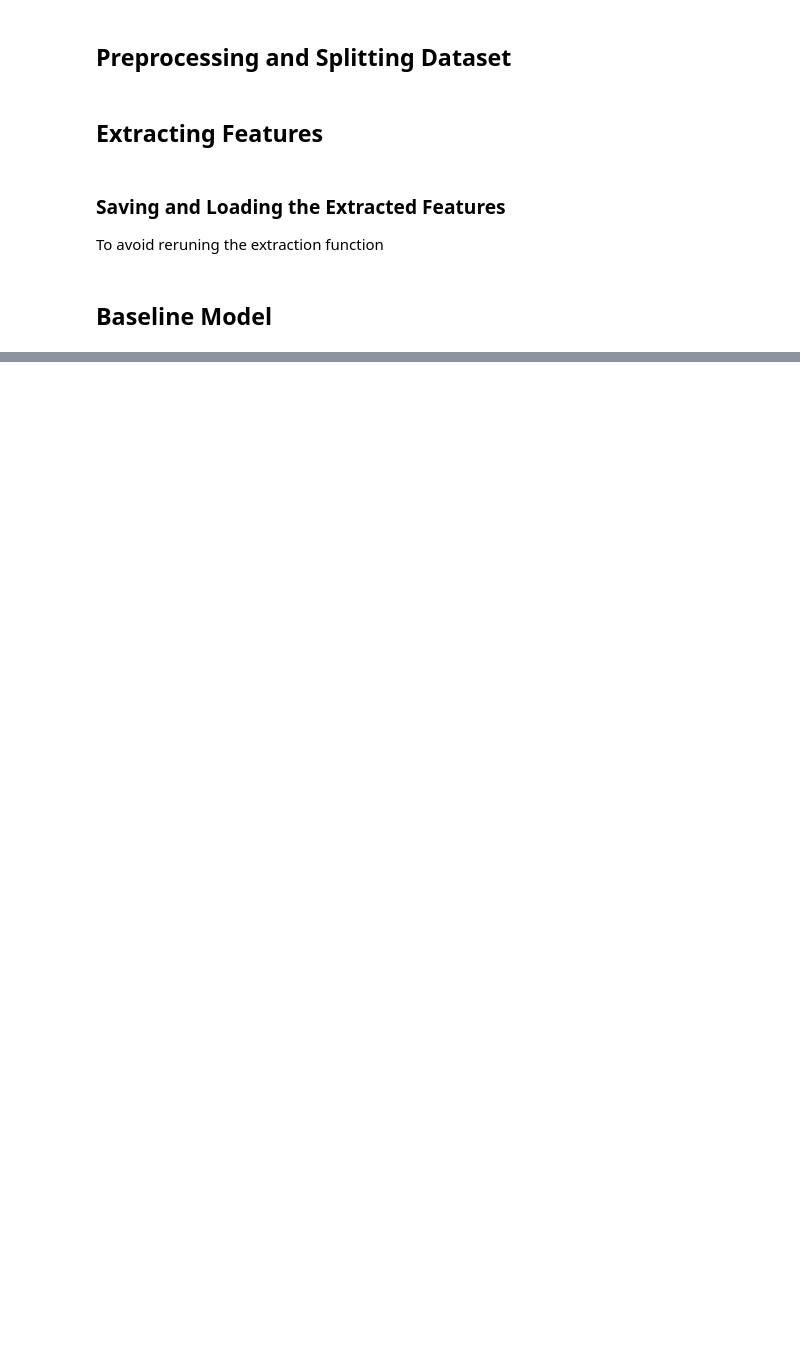
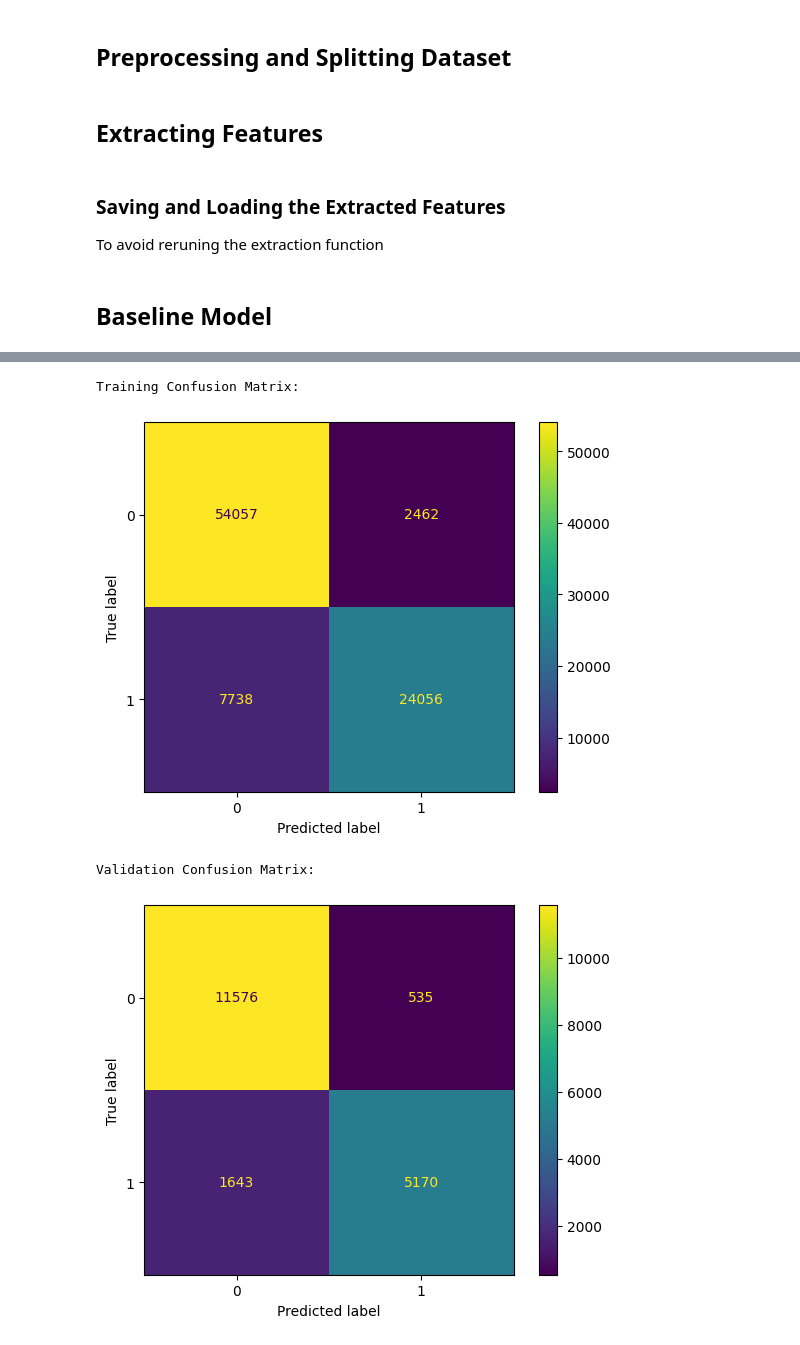
Before and after one commit to shill7/APS360_Project, a Jupyter notebook: Project_Sophia.ipynb, the cells around one changed output, grey strips where cells are left out. Drawn from its saved outputs; the diff is of its cells as text; code cells hidden in the pictures; blank space fills up the shorter version.

```diff
--- a/Project_Sophia.ipynb
+++ b/Project_Sophia.ipynb
@@ -305,7 +318,17 @@ svm = SVC(kernel='rbf', C=1.0, gamma='scale')
 # Trained the model
 svm.fit(X_train_scaled2, y_train2)
 
+# Training
+train_preds = svm.predict(X_train_scaled2)
+print("Training Results:\n", classification_report(y_train2, train_preds, target_names=["Human", "AI"]),
+      "\nTraining Mean Squared Error: ", mean_squared_error(y_train2, train_preds))
+      # "\nTraining Cross Entropy Loss: ", log_loss(y_train2, train_preds, normalize=True))
+
+
 # Validation
 val_preds = svm.predict(X_val_scaled2)
-print("Validation Results:\n", classification_report(y_val2, val_preds, target_names=["Human", "AI"]))
+# cross-entropy loss
+print("Validation Results:\n", classification_report(y_val2, val_preds, target_names=["Human", "AI"]),
+      "\nValidation Mean Squared Error: ", mean_squared_error(y_val2, val_preds))
+      # "\nValidation Cross Entropy Loss: ", log_loss(y_val2, val_preds, normalize=True))
 # %% [output]
@@ -320,0 +352,24 @@ weighted avg       0.89      0.88      0.88     18924
+# %%
+# Confusion Matrix
+# Training
+cm_train = confusion_matrix(y_train2, train_preds, labels=svm.classes_)
+disp_cm_train = ConfusionMatrixDisplay(confusion_matrix=cm_train,
+
+                              display_labels=svm.classes_)
+print("Training Confusion Matrix:\n")
+disp_cm_train.plot()
+plt.show()
+
+# Validation
+cm_val = confusion_matrix(y_val2, val_preds, labels=svm.classes_)
+disp_cm_val = ConfusionMatrixDisplay(confusion_matrix=cm_val,
+
+                              display_labels=svm.classes_)
+print("Validation Confusion Matrix:\n")
+disp_cm_val.plot()
+plt.show()
+# %% [output]
+Training Confusion Matrix:
+[figure, added]
+Validation Confusion Matrix:
+[figure, added]
```
Also changed, not shown: parts of 7 cells of this notebook.
